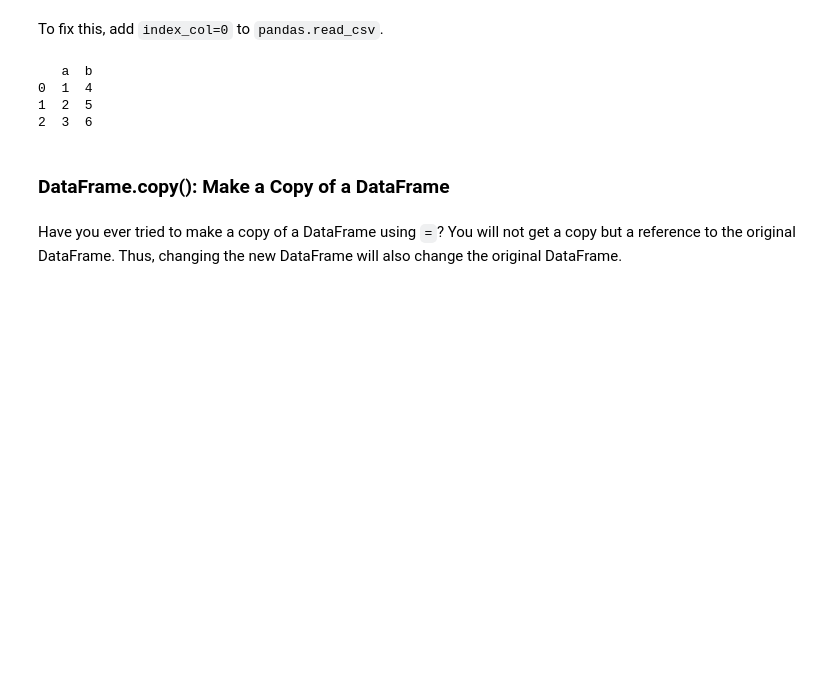
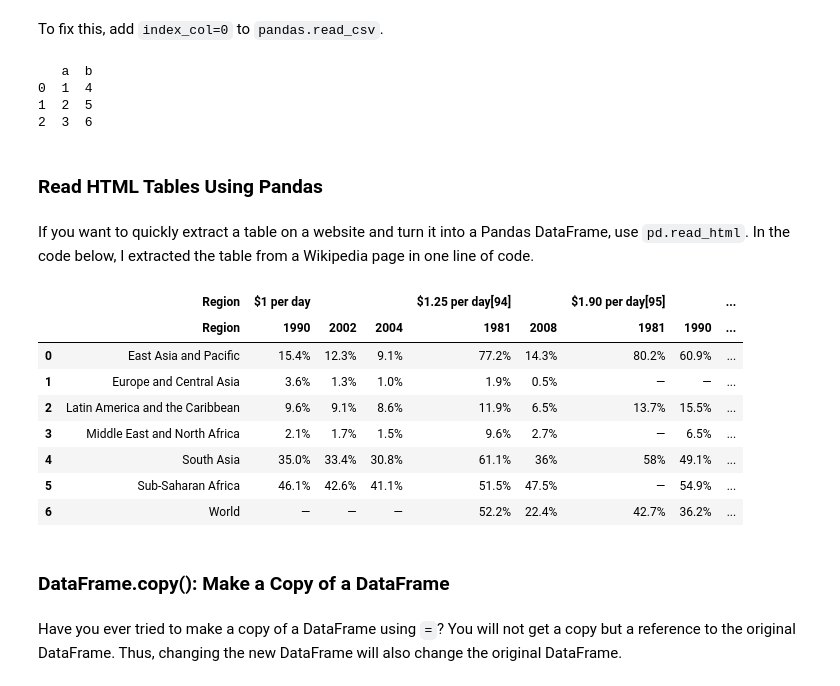
Before and after one commit to khuyentran1401/Efficient_Python_tricks_and_tools_for_data_scientists, a Jupyter notebook: Chapter3/create_dataframe.ipynb, the cells around one changed output. Drawn from its saved outputs; the diff is of its cells as text; code cells hidden in the pictures; blank space fills up the shorter version.

Commit message:
add read html

```diff
--- a/Chapter3/create_dataframe.ipynb
+++ b/Chapter3/create_dataframe.ipynb
@@ -26,6 +26,25 @@ print(df)
 0  1  4
 1  2  5
 2  3  6
+# %% [markdown]
+### Read HTML Tables Using Pandas
+# %% [markdown]
+If you want to quickly extract a table on a website and turn it into a Pandas DataFrame, use `pd.read_html`. In the code below, I extracted the table from a Wikipedia page in one line of code.
+# %%
+import pandas as pd
+
+df = pd.read_html('https://en.wikipedia.org/wiki/Poverty')
+df[1]
+# %% [output]
+|  | Region | $1 per day |  |  | $1.25 per day[94] |  | $1.90 per day[95] |  | ... |
+|  | Region | 1990 | 2002 | 2004 | 1981 | 2008 | 1981 | 1990 | ... |
+| 0 | East Asia and Pacific | 15.4% | 12.3% | 9.1% | 77.2% | 14.3% | 80.2% | 60.9% | ... |
+| 1 | Europe and Central Asia | 3.6% | 1.3% | 1.0% | 1.9% | 0.5% | — | — | ... |
+| 2 | Latin America and the Caribbean | 9.6% | 9.1% | 8.6% | 11.9% | 6.5% | 13.7% | 15.5% | ... |
+| 3 | Middle East and North Africa | 2.1% | 1.7% | 1.5% | 9.6% | 2.7% | — | 6.5% | ... |
+| 4 | South Asia | 35.0% | 33.4% | 30.8% | 61.1% | 36% | 58% | 49.1% | ... |
+| 5 | Sub-Saharan Africa | 46.1% | 42.6% | 41.1% | 51.5% | 47.5% | — | 54.9% | ... |
+| 6 | World | — | — | — | 52.2% | 22.4% | 42.7% | 36.2% | ... |
 # %% [markdown]
 ### DataFrame.copy(): Make a Copy of a DataFrame
 # %% [markdown]
```
Also changed, not shown: 3 other files.
